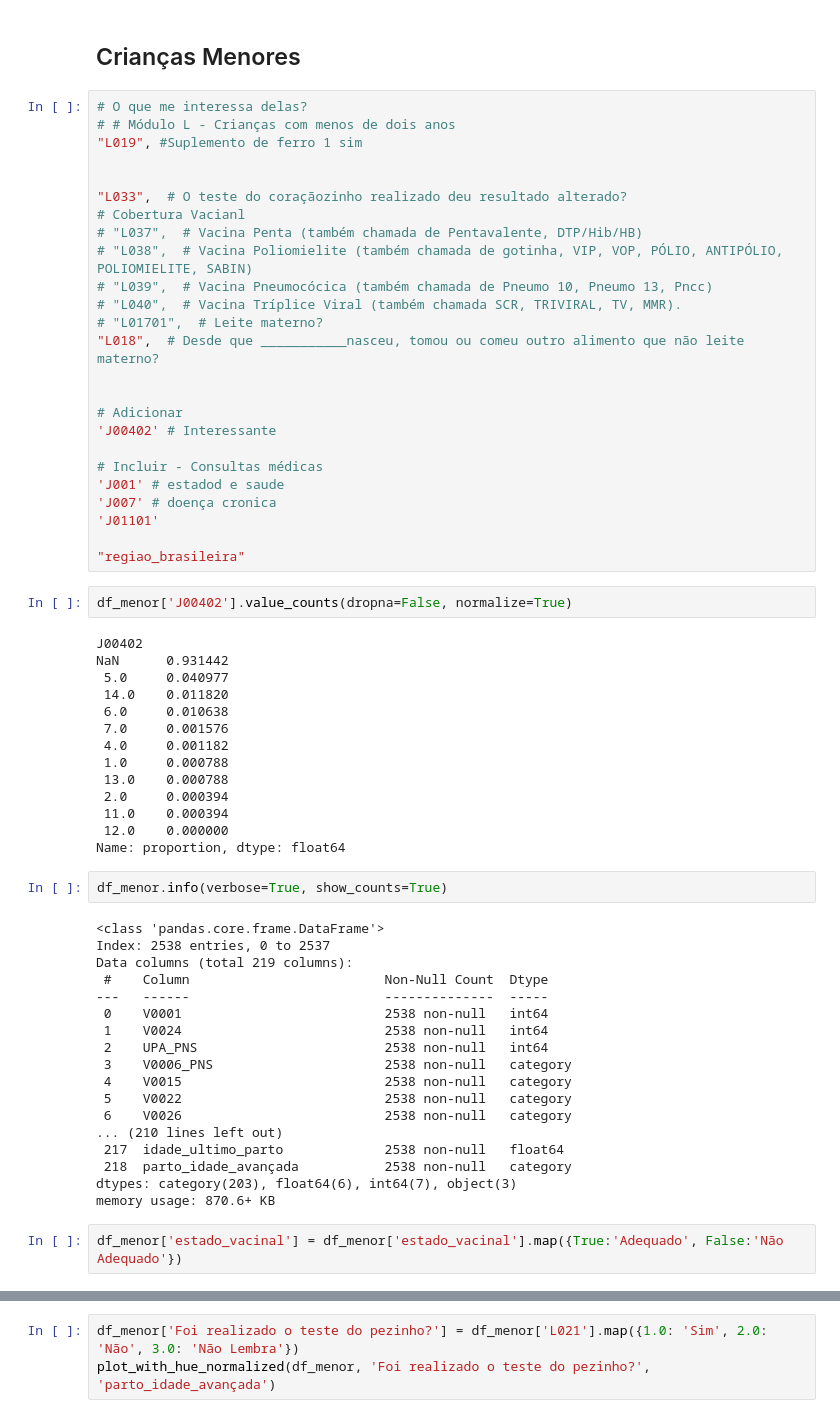
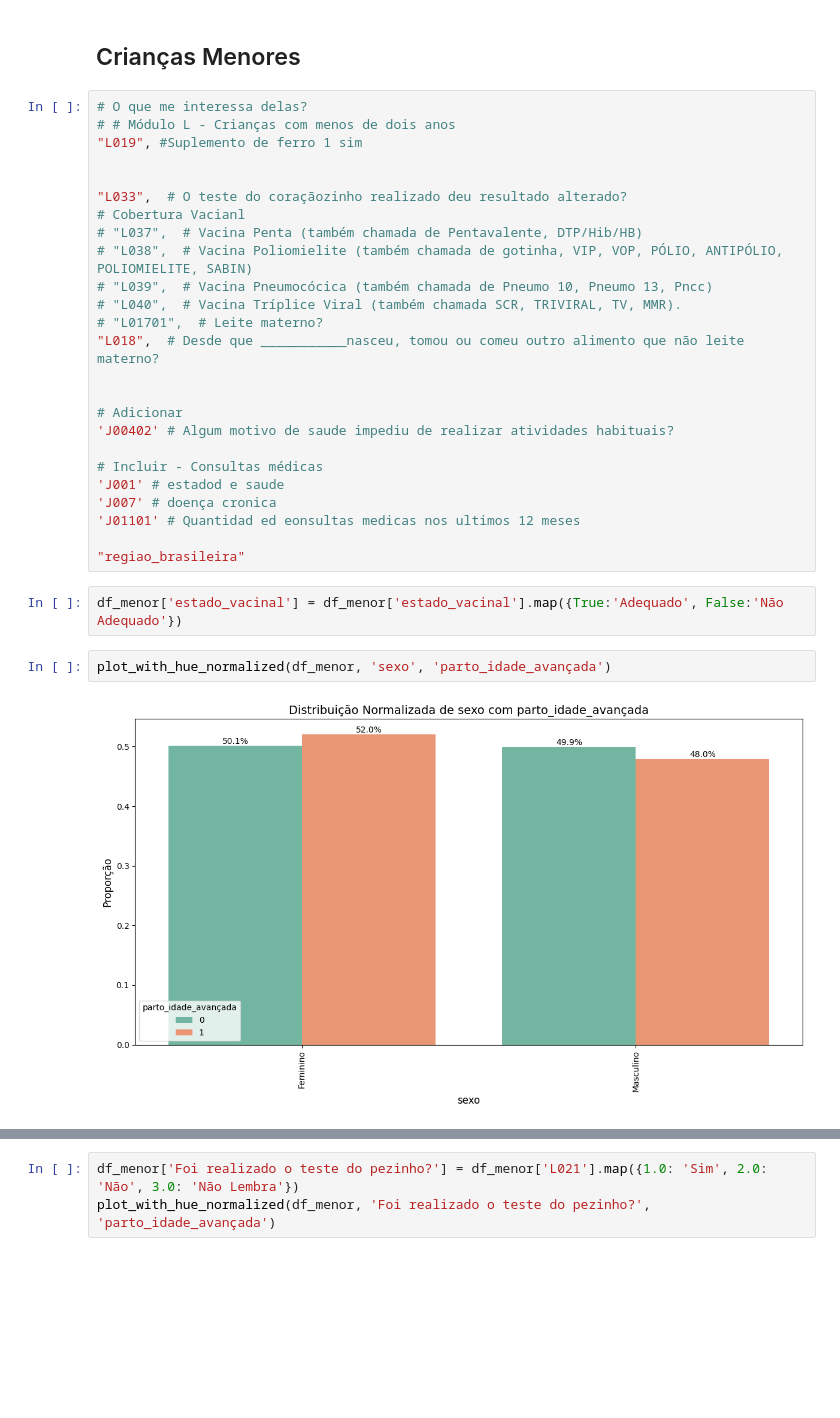
Before and after one commit to LeandroCoelhos/Notebook_PNS, a Jupyter notebook: 06_.ipynb, the cells around one changed output, grey strips where cells are left out. Saved outputs shown, nothing was run; the diff lists cells and outputs as text; blank space fills up the shorter version.

```diff
--- a/06_.ipynb
+++ b/06_.ipynb
@@ -1267,49 +1270,17 @@ df_menor.shape, df_maior.shape,df_grupo_criancas.shape
 
 
 # Adicionar
-'J00402' # Interessante
+'J00402' # Algum motivo de saude impediu de realizar atividades habituais?
 
 # Incluir - Consultas médicas
 'J001' # estadod e saude
 'J007' # doença cronica
-'J01101'
+'J01101' # Quantidad ed eonsultas medicas nos ultimos 12 meses
 
 "regiao_brasileira"
-# %%
-df_menor['J00402'].value_counts(dropna=False, normalize=True)
-# %% [output]
-J00402
-NaN      0.931442
- 5.0     0.040977
- 14.0    0.011820
- 6.0     0.010638
- 7.0     0.001576
- 4.0     0.001182
- 1.0     0.000788
- 13.0    0.000788
- 2.0     0.000394
- 11.0    0.000394
- 12.0    0.000000
-Name: proportion, dtype: float64
-# %%
-df_menor.info(verbose=True, show_counts=True)
-# %% [output]
-<class 'pandas.core.frame.DataFrame'>
-Index: 2538 entries, 0 to 2537
-Data columns (total 219 columns):
- #    Column                         Non-Null Count  Dtype
----   ------                         --------------  -----
- 0    V0001                          2538 non-null   int64
- 1    V0024                          2538 non-null   int64
- 2    UPA_PNS                        2538 non-null   int64
- 3    V0006_PNS                      2538 non-null   category
- 4    V0015                          2538 non-null   category
- 5    V0022                          2538 non-null   category
- 6    V0026                          2538 non-null   category
-... (210 lines left out)
- 217  idade_ultimo_parto             2538 non-null   float64
- 218  parto_idade_avançada           2538 non-null   category
-dtypes: category(203), float64(6), int64(7), object(3)
-memory usage: 870.6+ KB
 # %%
 df_menor['estado_vacinal'] = df_menor['estado_vacinal'].map({True:'Adequado', False:'Não Adequado'})
+# %%
+plot_with_hue_normalized(df_menor, 'sexo', 'parto_idade_avançada')
+# %% [output]
+[figure, added]
```
Also changed, not shown: parts of 30 cells of this notebook, 3 other files.
